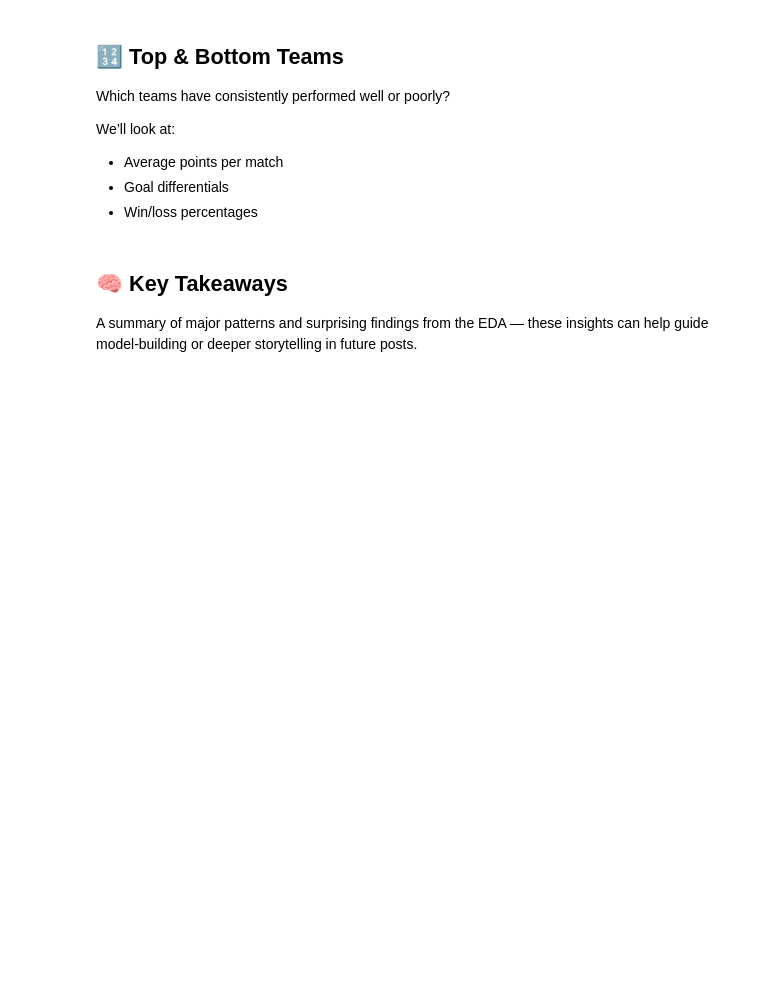
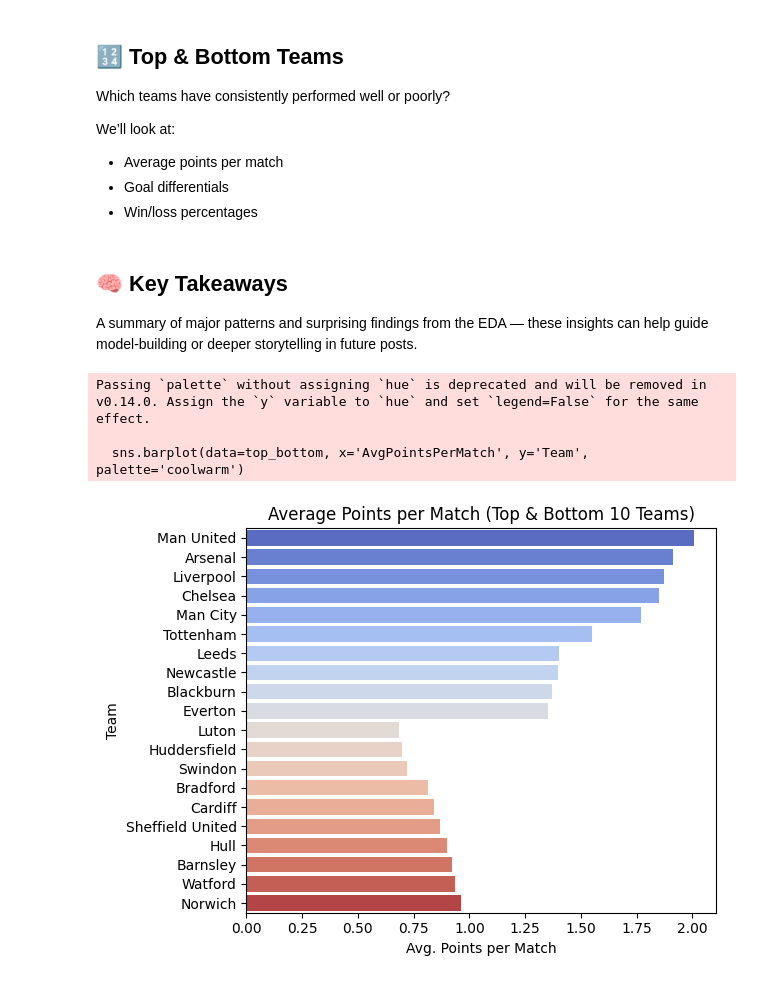
Before and after one commit to agusorozco/InvertedNonsense, a Jupyter notebook: premier-league-winners-analysis/notebooks/eda.ipynb, the cells around one changed output. Saved outputs shown, nothing was run; the diff lists cells and outputs as text; code cells hidden in the pictures; blank space fills up the shorter version.

Commit message:
completed EDA for prem data

```diff
--- a/premier-league-winners-analysis/notebooks/eda.ipynb
+++ b/premier-league-winners-analysis/notebooks/eda.ipynb
@@ -259,3 +259,27 @@ We’ll look at:
 ## 🧠 Key Takeaways
 
 A summary of major patterns and surprising findings from the EDA — these insights can help guide model-building or deeper storytelling in future posts.
+# %%
+team_summary = points.groupby('Team').agg(
+    TotalPoints=('Points', 'sum'),
+    MatchesPlayed=('Points', 'count')
+).reset_index()
+
+team_summary['AvgPointsPerMatch'] = team_summary['TotalPoints'] / team_summary['MatchesPlayed']
+
+top_bottom = pd.concat([
+    team_summary.nlargest(10, 'AvgPointsPerMatch'),
+    team_summary.nsmallest(10, 'AvgPointsPerMatch')
+])
+
+sns.barplot(data=top_bottom, x='AvgPointsPerMatch', y='Team', palette='coolwarm')
+plt.title('Average Points per Match (Top & Bottom 10 Teams)')
+plt.xlabel('Avg. Points per Match')
+plt.ylabel('Team')
+plt.tight_layout()
+plt.show()
+# %% [output]
+Passing `palette` without assigning `hue` is deprecated and will be removed in v0.14.0. Assign the `y` variable to `hue` and set `legend=False` for the same effect.
+
+  sns.barplot(data=top_bottom, x='AvgPointsPerMatch', y='Team', palette='coolwarm')
+[figure, added]
```
Also changed, not shown: parts of 1 cell of this notebook.
